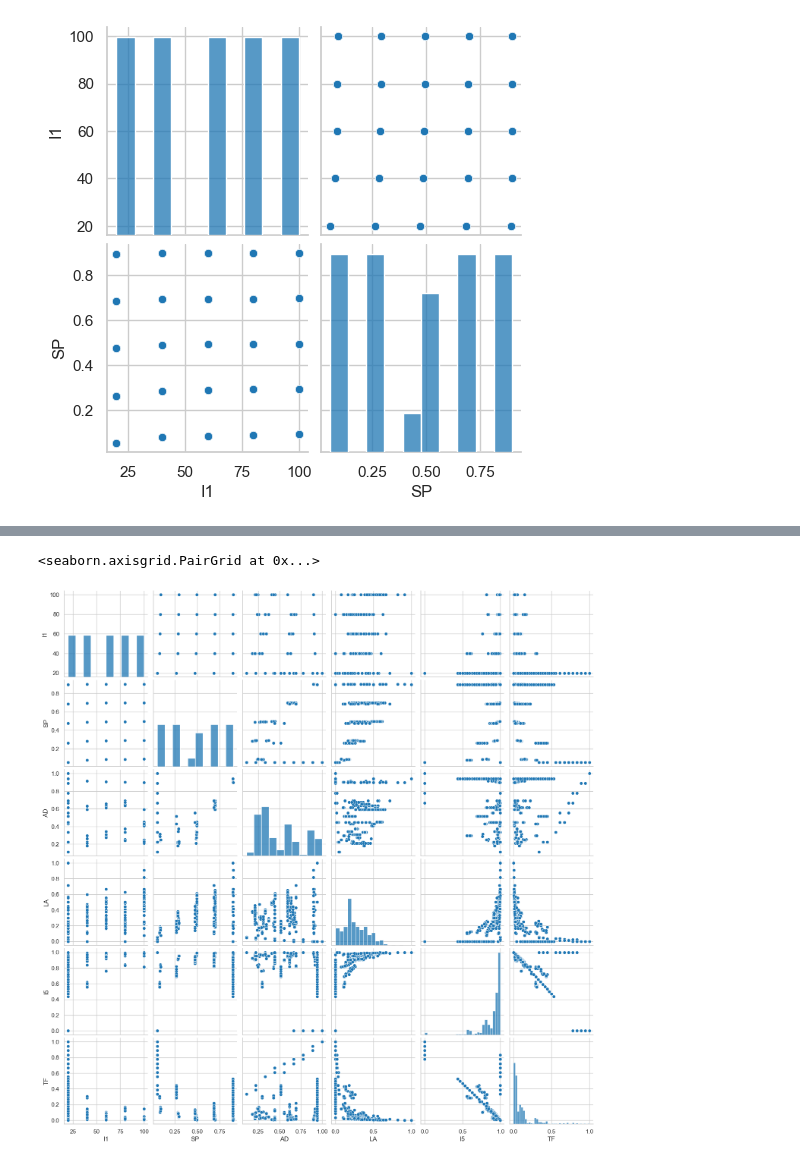
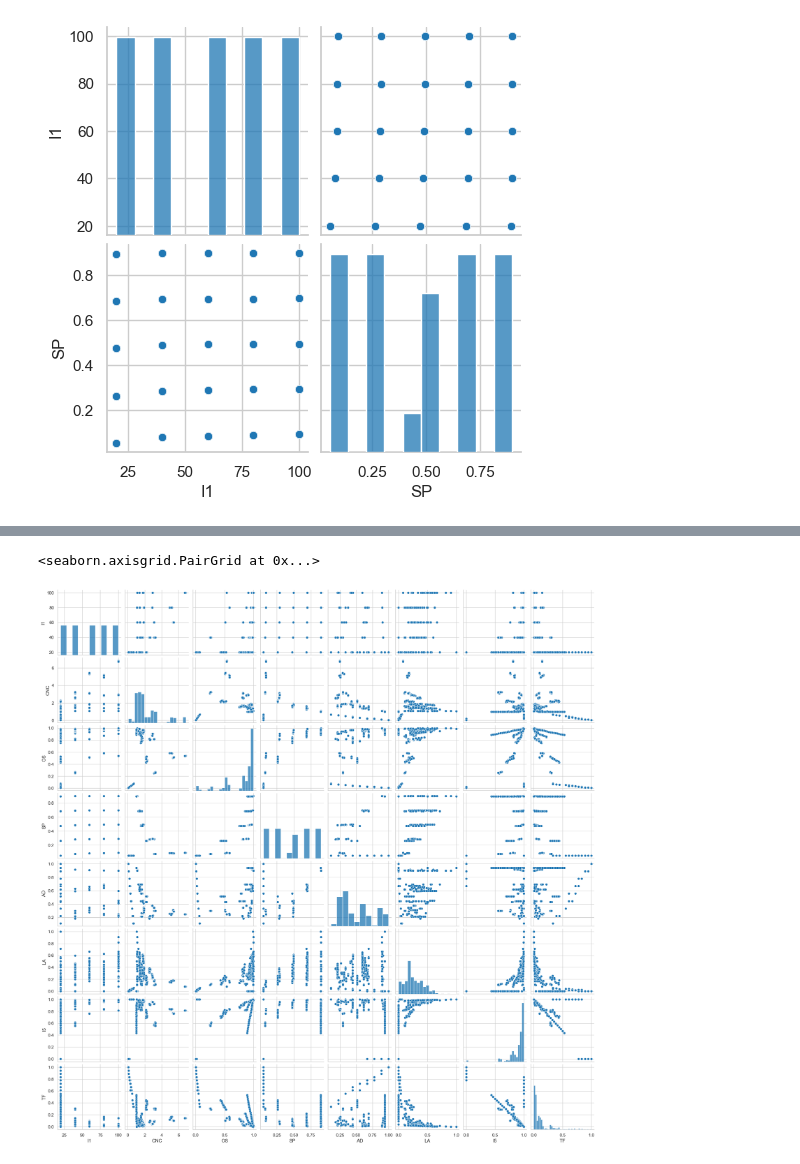
Before and after one commit to jismartin/GlassBoxEVM, a Jupyter notebook: exploratory_analysis.ipynb, the cells around one changed output, grey strips where cells are left out. Drawn from its saved outputs; the diff is of its cells as text; code cells hidden in the pictures.

Commit message:
Add new topological network metrics

```diff
--- a/exploratory_analysis.ipynb
+++ b/exploratory_analysis.ipynb
@@ -44,8 +46,8 @@ print("\nTopological metrics by Vanhoucke")
 print(df_metadata.loc[id,topological_index])
 G = read_dag_file(f"data\DC_all\{file}")
 print("\nTopological metrics by own calculation")
-I1, SP, AD, LA, I5, TF= compute_topological_indicators(G)
-print(f"I1: {I1}, SP: {SP:0.4f}, AD: {AD:0.4f}, LA: {LA:0.4f}, I5: {I5:0.4f}, TF: {TF:0.4f}")
+I1, CNC, OS, SP, AD, LA, I5, TF= compute_topological_indicators(G)
+print(f"I1: {I1}, CNC: {CNC:0.4f}, OS: {OS:0.4f}, SP: {SP:0.4f}, AD: {AD:0.4f}, LA: {LA:0.4f}, I5: {I5:0.4f}, TF: {TF:0.4f}")
 print(f"\nAON of the project")
 visualize_dag(G)
 # %% [output]
@@ -73,8 +75,10 @@ for i,file in enumerate([f for f in os.listdir('data\\rangen') if f.endswith('.r
     dt={}
     dt['FileName']=file
     G = read_dag_file(f"data\\rangen\{file}")
-    I1, SP, AD, LA, I5, TF= compute_topological_indicators(G)
+    I1, CNC, OS, SP, AD, LA, I5, TF= compute_topological_indicators(G)
     dt['I1']=I1
+    dt['CNC']=CNC
+    dt['OS']=OS
     dt['SP']=SP
     dt['AD']=AD
     dt['LA']=LA
@@ -100,5 +100,5 @@ plt.hist(df_rangen['SP'],bins=5);
 # %%
-sns.pairplot(df_rangen[['I1','SP','AD','LA','I5','TF']])
+sns.pairplot(df_rangen[['I1','CNC','OS','SP','AD','LA','I5','TF']])
 # %% [output]
 <seaborn.axisgrid.PairGrid at 0x...>
-[figure, old version]
+[figure, new version]
```
Also changed, not shown: parts of 5 cells of this notebook, 1 other file.
